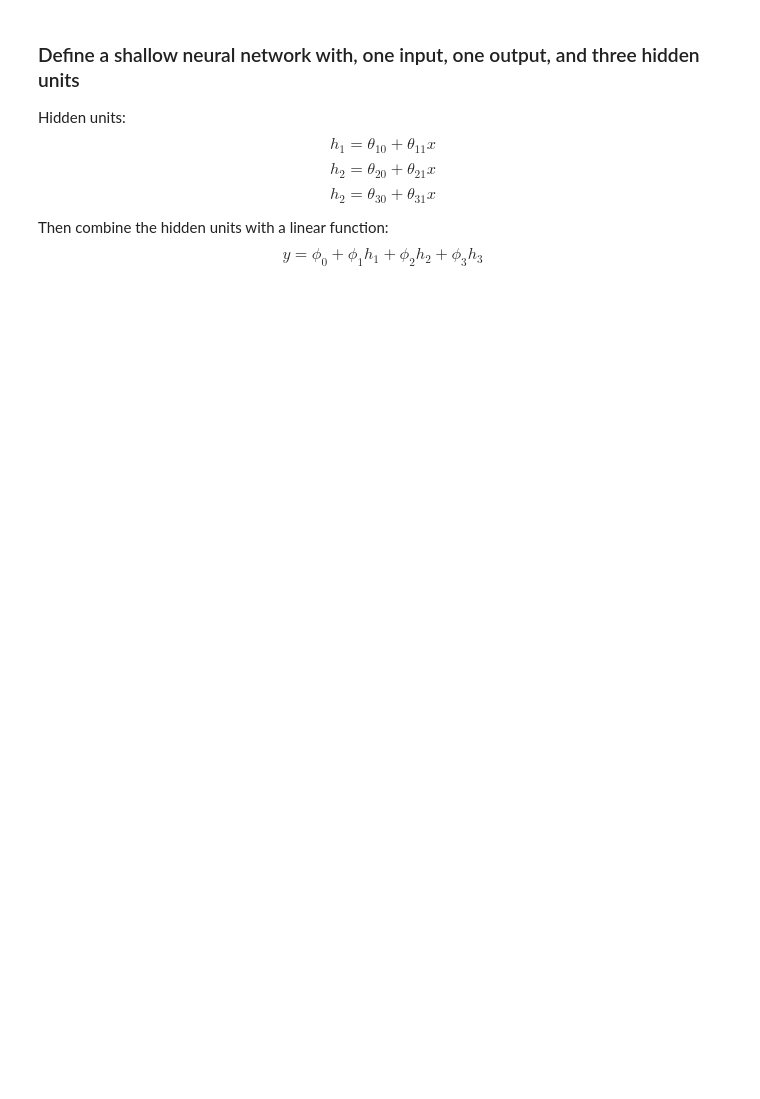
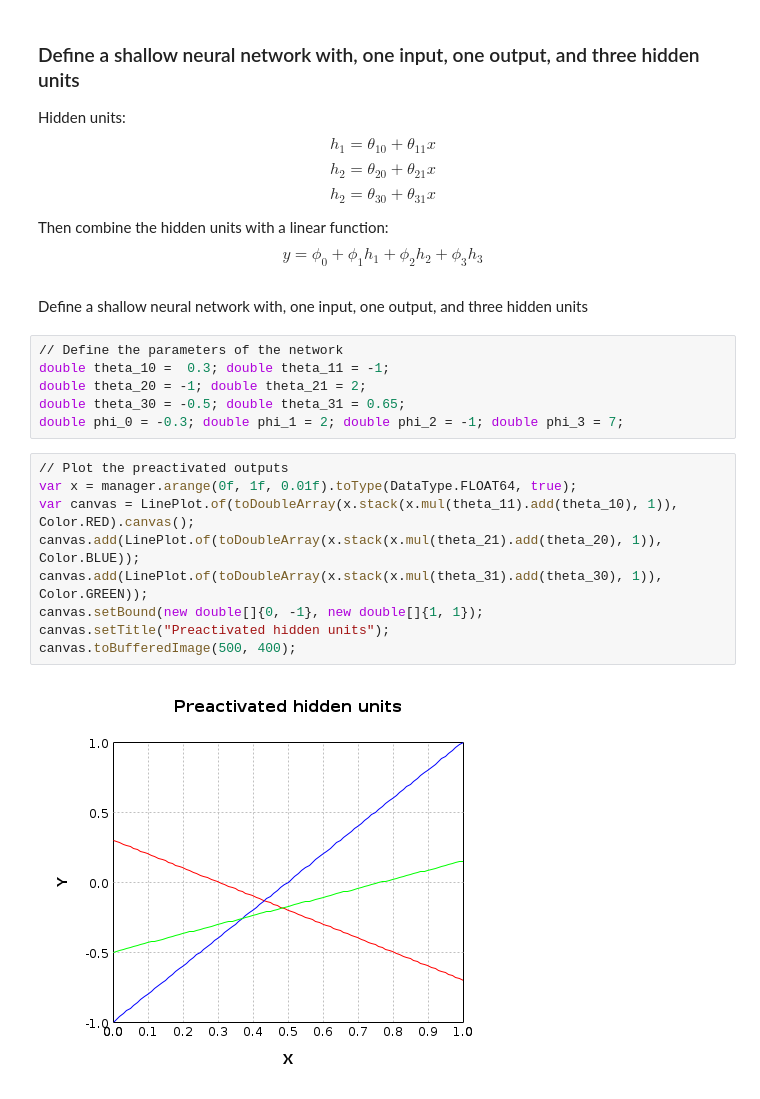
Before and after one commit to jamalromero/colab, a Jupyter notebook: udl_ch3.ipynb, the cells around one changed output. Saved outputs shown, nothing was run; the diff lists cells and outputs as text; blank space fills up the shorter version.

```diff
--- a/udl_ch3.ipynb
+++ b/udl_ch3.ipynb
@@ -71,3 +74,22 @@ Hidden units:
 
 Then combine the hidden units with a linear function:
 \begin{equation}y = \phi_0 + \phi_1 h_1 + \phi_2 h_2 + \phi_3 h_3\end{equation}
+# %% [markdown]
+Define a shallow neural network with, one input, one output, and three hidden units
+# %%
+// Define the parameters of the network
+double theta_10 =  0.3; double theta_11 = -1;
+double theta_20 = -1; double theta_21 = 2;
+double theta_30 = -0.5; double theta_31 = 0.65;
+double phi_0 = -0.3; double phi_1 = 2; double phi_2 = -1; double phi_3 = 7;
+# %%
+// Plot the preactivated outputs
+var x = manager.arange(0f, 1f, 0.01f).toType(DataType.FLOAT64, true);
+var canvas = LinePlot.of(toDoubleArray(x.stack(x.mul(theta_11).add(theta_10), 1)), Color.RED).canvas();
+canvas.add(LinePlot.of(toDoubleArray(x.stack(x.mul(theta_21).add(theta_20), 1)), Color.BLUE));
+canvas.add(LinePlot.of(toDoubleArray(x.stack(x.mul(theta_31).add(theta_30), 1)), Color.GREEN));
+canvas.setBound(new double[]{0, -1}, new double[]{1, 1});
+canvas.setTitle("Preactivated hidden units");
+canvas.toBufferedImage(500, 400);
+# %% [output]
+[figure, added]
```
Also changed, not shown: parts of 23 cells of this notebook.
